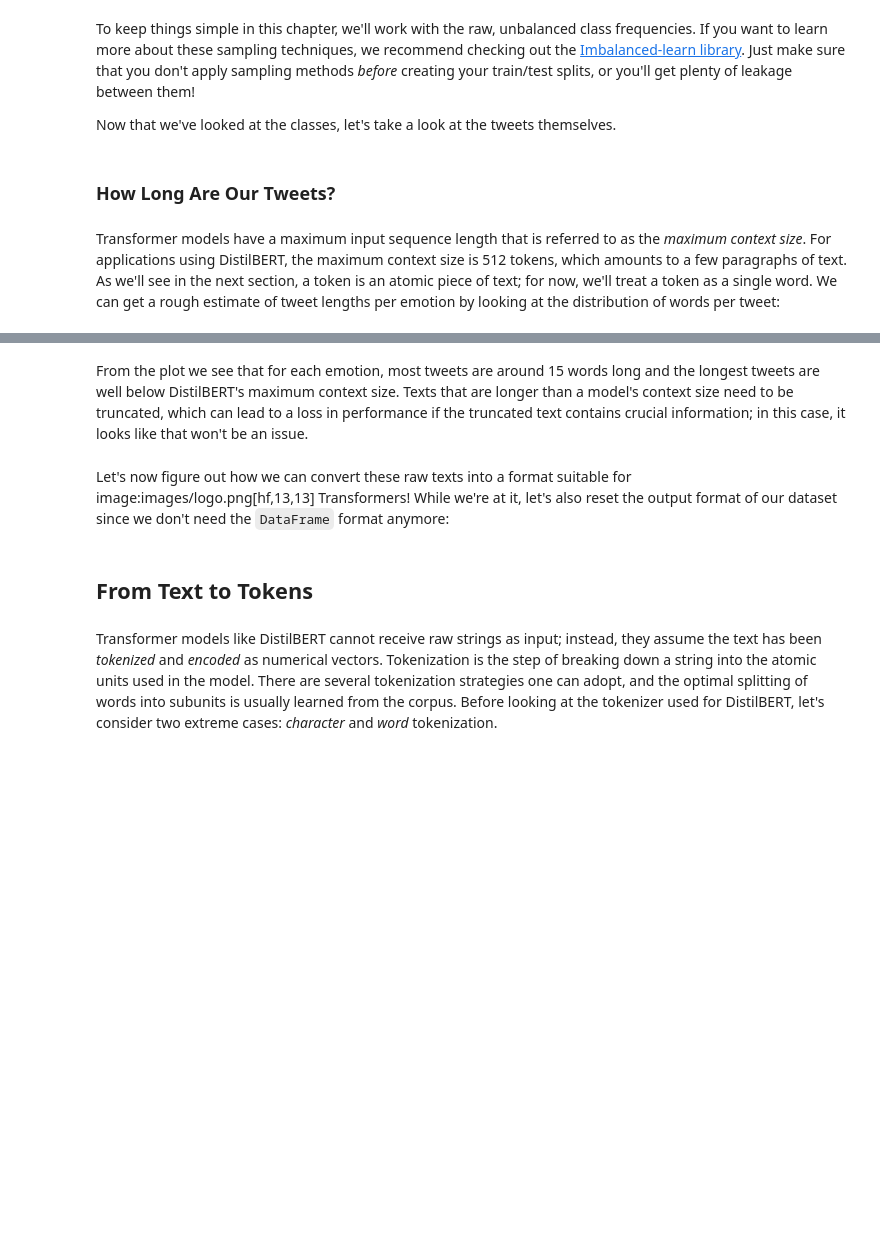
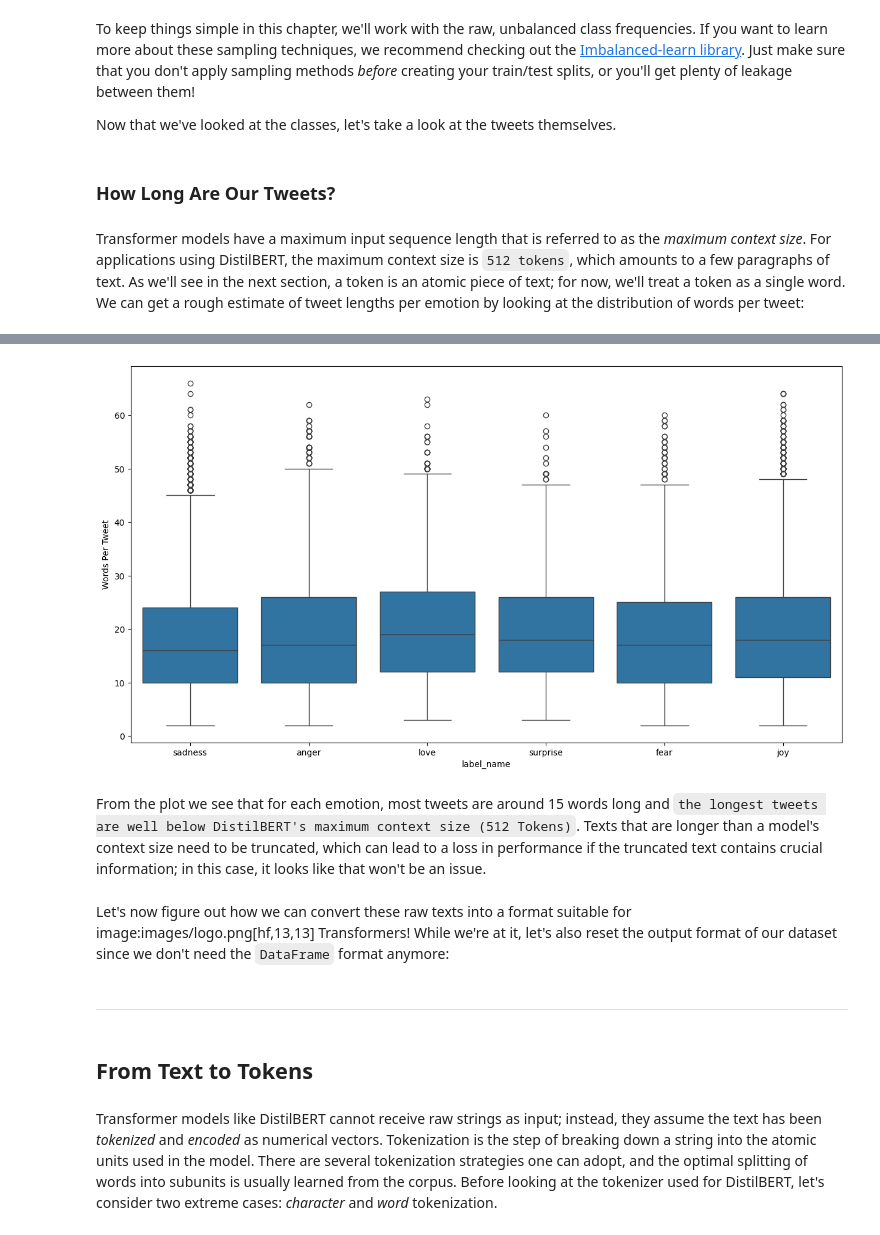
Before and after one commit to Shriram-Vibhute/Natural-Language-Processing, a Jupyter notebook: Text Classification/Text Classification.ipynb, the cells around one changed output, grey strips where cells are left out. Cells and saved outputs as stored; diff of their text form; code cells hidden in the pictures; blank space fills up the shorter version.

```diff
--- a/Text Classification/Text Classification.ipynb
+++ b/Text Classification/Text Classification.ipynb
@@ -169,14 +171,13 @@ To keep things simple in this chapter, we'll work with the raw, unbalanced class
 
 Now that we've looked at the classes, let's take a look at the tweets themselves.
 # %% [markdown]
-### How Long Are Our Tweets?
+### **How Long Are Our Tweets?**
 # %% [markdown]
-Transformer models have a maximum input sequence length that is referred to as the _maximum context size_. For applications using DistilBERT, the maximum context size is 512 tokens, which amounts to a few paragraphs of text. As we'll see in the next section, a token is an atomic piece of text; for now, we'll treat a token as a single word. We can get a rough estimate of tweet lengths per emotion by looking at the distribution of words per tweet:
+Transformer models have a maximum input sequence length that is referred to as the _maximum context size_. For applications using DistilBERT, the maximum context size is `512 tokens`, which amounts to a few paragraphs of text. As we'll see in the next section, a token is an atomic piece of text; for now, we'll treat a token as a single word. We can get a rough estimate of tweet lengths per emotion by looking at the distribution of words per tweet:
 # %%
 df["Words Per Tweet"] = df["text"].str.split().apply(len)
-df.boxplot("Words Per Tweet", by="label_name", grid=False, showfliers=False,
-           color="black")
-plt.suptitle("")
-plt.xlabel("")
+
+plt.figure(figsize=(15, 8))
+sns.boxplot(data=df, x="label_name", y="Words Per Tweet")
 plt.show()
 # %% [output]
@@ -184,11 +184,14 @@ plt.show()
+[figure, added]
 # %% [markdown]
-From the plot we see that for each emotion, most tweets are around 15 words long and the longest tweets are well below DistilBERT's maximum context size. Texts that are longer than a model's context size need to be truncated, which can lead to a loss in performance if the truncated text contains crucial information; in this case, it looks like that won't be an issue.
+From the plot we see that for each emotion, most tweets are around 15 words long and `the longest tweets are well below DistilBERT's maximum context size (512 Tokens)`. Texts that are longer than a model's context size need to be truncated, which can lead to a loss in performance if the truncated text contains crucial information; in this case, it looks like that won't be an issue.
 # %% [markdown]
 Let's now figure out how we can convert these raw texts into a format suitable for image:images/logo.png[hf,13,13] Transformers! While we're at it, let's also reset the output format of our dataset since we don't need the `DataFrame` format anymore:
 # %%
 emotions.reset_format()
+# %% [markdown]
+---
 # %% [markdown]
-## From Text to Tokens
+## **From Text to Tokens**
 # %% [markdown]
 Transformer models like DistilBERT cannot receive raw strings as input; instead, they assume the text has been _tokenized_ and _encoded_ as numerical vectors. Tokenization is the step of breaking down a string into the atomic units used in the model. There are several tokenization strategies one can adopt, and the optimal splitting of words into subunits is usually learned from the corpus. Before looking at the tokenizer used for DistilBERT, let's consider two extreme cases: _character_ and _word_ tokenization.
 # %% [markdown]
```
Also changed, not shown: parts of 3 cells of this notebook, 2 other files.
